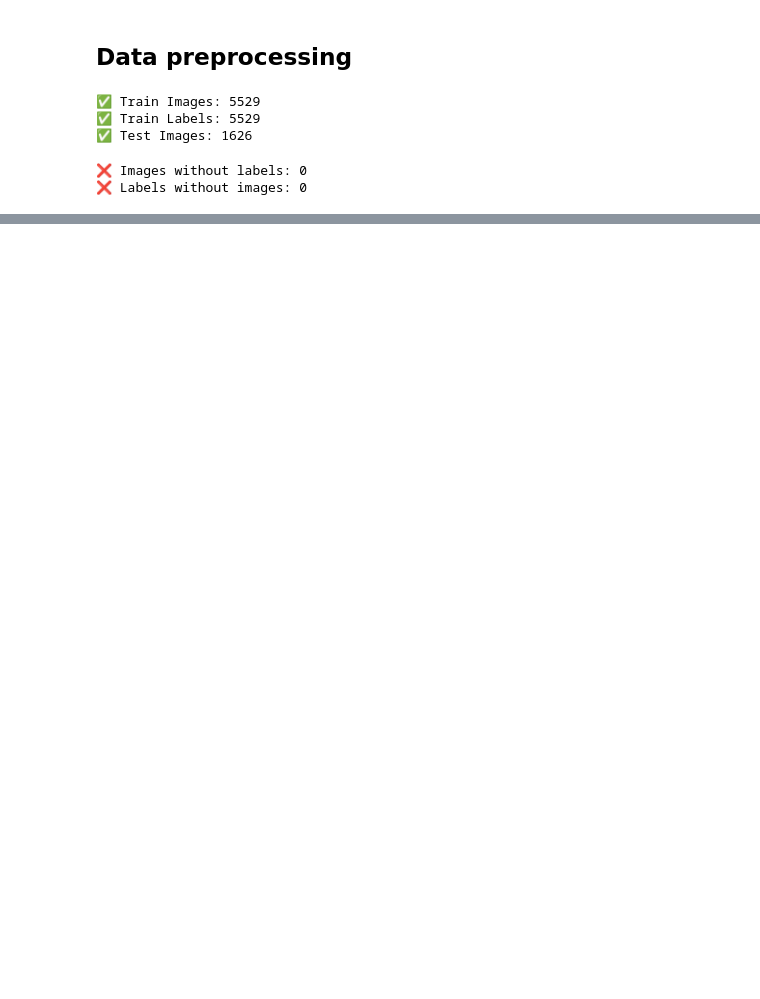
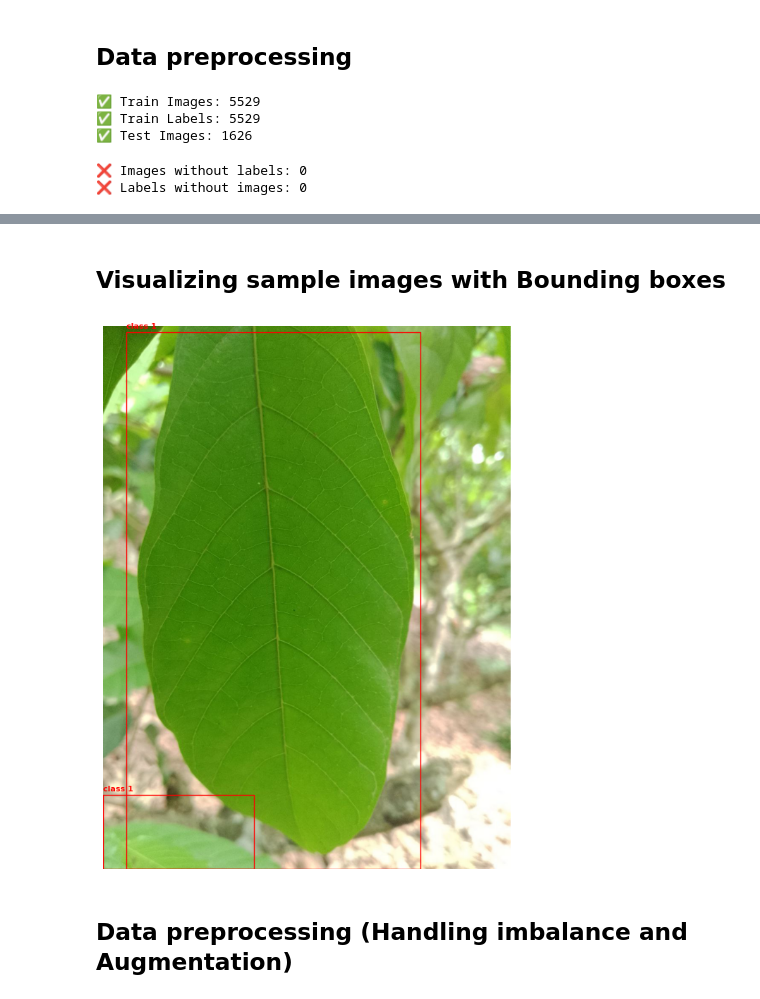
Before and after one commit to rainhard-obura/computer_vision_projects, a Jupyter notebook: amini_cocoa_contamination_challenge/notebook_one.ipynb, the cells around one changed output, grey strips where cells are left out. Saved outputs shown, nothing was run; the diff lists cells and outputs as text; code cells hidden in the pictures; blank space fills up the shorter version.

```diff
--- a/amini_cocoa_contamination_challenge/notebook_one.ipynb
+++ b/amini_cocoa_contamination_challenge/notebook_one.ipynb
@@ -61,0 +81,2 @@ Downloading https://github.com/ultralytics/assets/releases/download/v8.3.0/yolov
+# %% [markdown]
+## Visualizing sample images with Bounding boxes
@@ -61,0 +97,44 @@ Downloading https://github.com/ultralytics/assets/releases/download/v8.3.0/yolov
+# %%
+# Function to plot an image with its bounding boxes
+def plot_image_with_boxes(image_path, label_path):
+    image = np.array(Image.open(str(image_path)))
+
+    # Get image dimensions
+    h, w , _ = image.shape
+
+    #load bounding boxes
+    boxes = load_annotations(label_path)
+
+    # Plot the image
+    plt.figure(figsize=(10,10))
+    plt.imshow(image)
+
+    #Plot each bounding box
+    for box in boxes:
+        class_id, x_center, y_center, width, height = box
+
+        # Convert YOLO format to pixel coordinates
+        xmin = int((x_center - width / 2) * w)
+        ymin = int((y_center - height / 2 ) * h)
+        xmax = int((x_center + width / 2 ) * w)
+        ymax = int((y_center + height / 2 ) * h)
+
+        # Draw bounding box
+        plt.gca().add_patch(plt.Rectangle((xmin, ymin), xmax - xmin, ymax - ymin, linewidth=1, edgecolor='r', facecolor='none'))
+        plt.text(xmin, ymin-10, f'class {int(class_id)}', color='red', fontsize=8, weight='bold')
+    plt.axis('off')
+    plt.show()
+# %%
+sample_image_name = os.listdir(TRAIN_IMAGES_DIR)[0]
+image_path = TRAIN_IMAGES_DIR / sample_image_name
+label_path = TRAIN_LABELS_DIR / (Path(sample_image_name).stem + '.txt')
+# %%
+# check if label exists before plotting
+if label_path.exists():
+    plot_image_with_boxes(image_path, label_path)
+else:
+    print(f"❌ {label_path} not found")
+# %% [output]
+[figure, added]
+# %% [markdown]
+## Data preprocessing (Handling imbalance and Augmentation)
```
Also changed, not shown: parts of 8 cells of this notebook.
